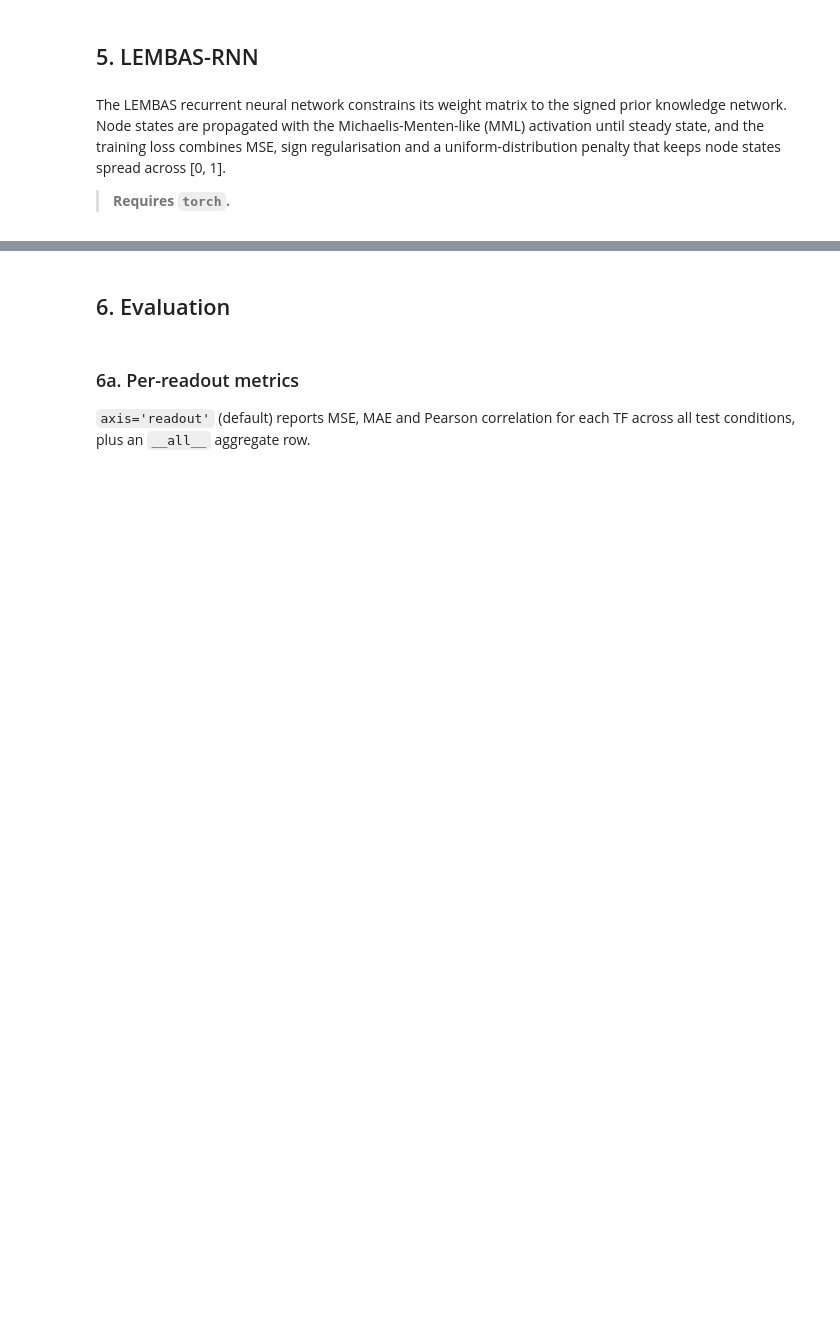
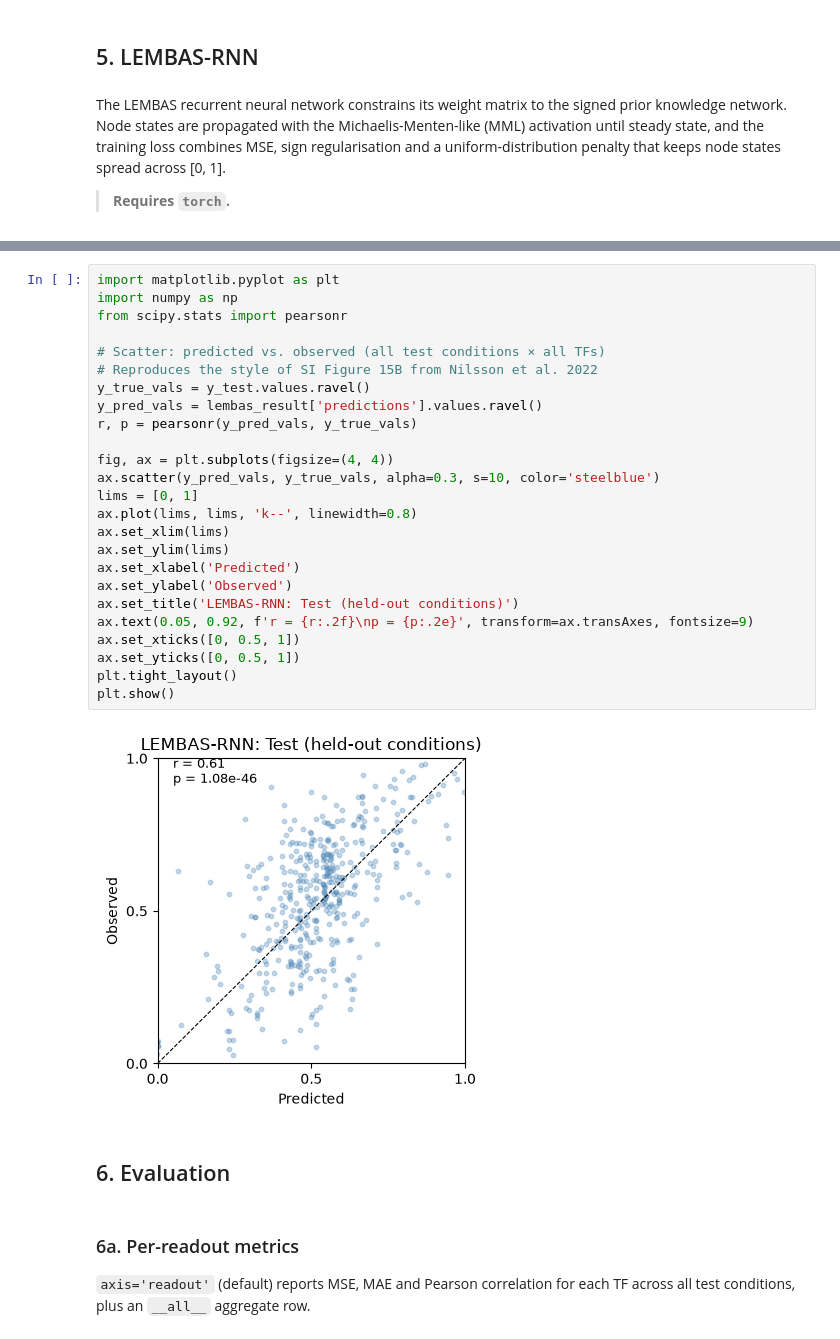
Before and after one commit to saezlab/networkcommons, a Jupyter notebook: docs/src/vignettes/C_lembas.ipynb, the cells around one changed output, grey strips where cells are left out. Drawn from its saved outputs; the diff is of its cells as text; blank space fills up the shorter version.

```diff
--- a/docs/src/vignettes/C_lembas.ipynb
+++ b/docs/src/vignettes/C_lembas.ipynb
@@ -123,3 +183,30 @@ plt.show()
+# %%
+import matplotlib.pyplot as plt
+import numpy as np
+from scipy.stats import pearsonr
+
+# Scatter: predicted vs. observed (all test conditions × all TFs)
+# Reproduces the style of SI Figure 15B from Nilsson et al. 2022
+y_true_vals = y_test.values.ravel()
+y_pred_vals = lembas_result['predictions'].values.ravel()
+r, p = pearsonr(y_pred_vals, y_true_vals)
+
+fig, ax = plt.subplots(figsize=(4, 4))
+ax.scatter(y_pred_vals, y_true_vals, alpha=0.3, s=10, color='steelblue')
+lims = [0, 1]
+ax.plot(lims, lims, 'k--', linewidth=0.8)
+ax.set_xlim(lims)
+ax.set_ylim(lims)
+ax.set_xlabel('Predicted')
+ax.set_ylabel('Observed')
+ax.set_title('LEMBAS-RNN: Test (held-out conditions)')
+ax.text(0.05, 0.92, f'r = {r:.2f}\np = {p:.2e}', transform=ax.transAxes, fontsize=9)
+ax.set_xticks([0, 0.5, 1])
+ax.set_yticks([0, 0.5, 1])
+plt.tight_layout()
+plt.show()
+# %% [output]
+[figure, added]
 # %% [markdown]
 ## 6. Evaluation
 # %% [markdown]
```
Also changed, not shown: parts of 19 cells of this notebook, 1 other file.
